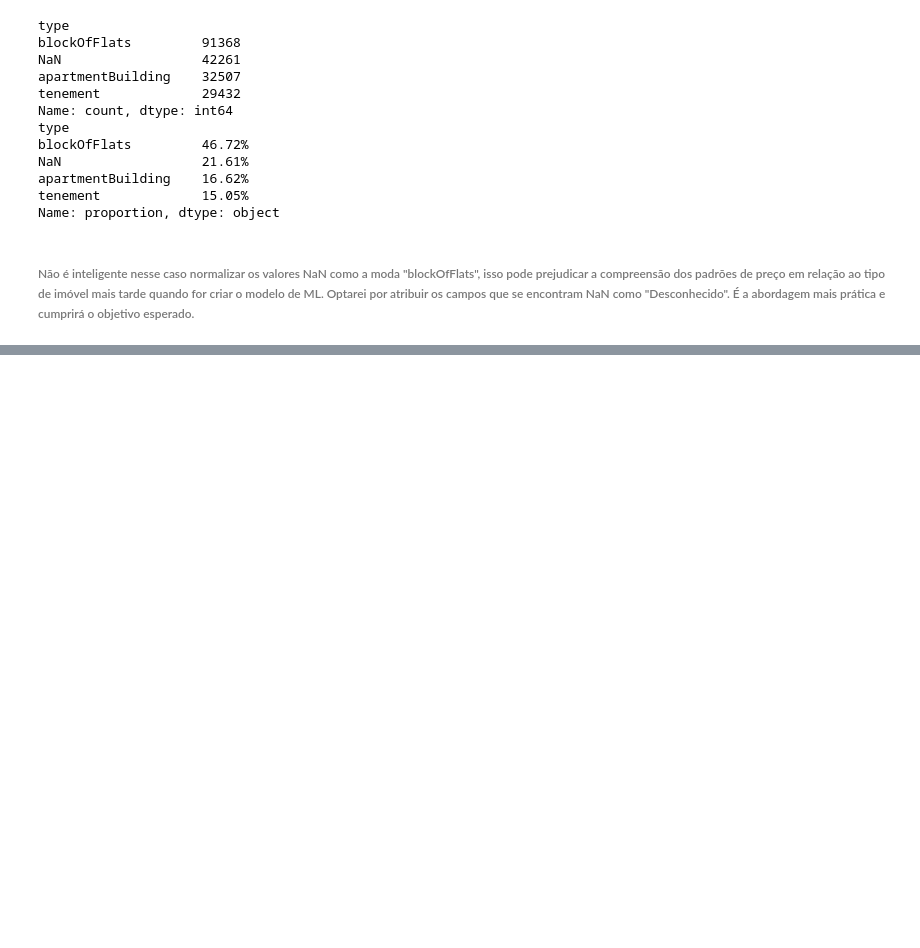
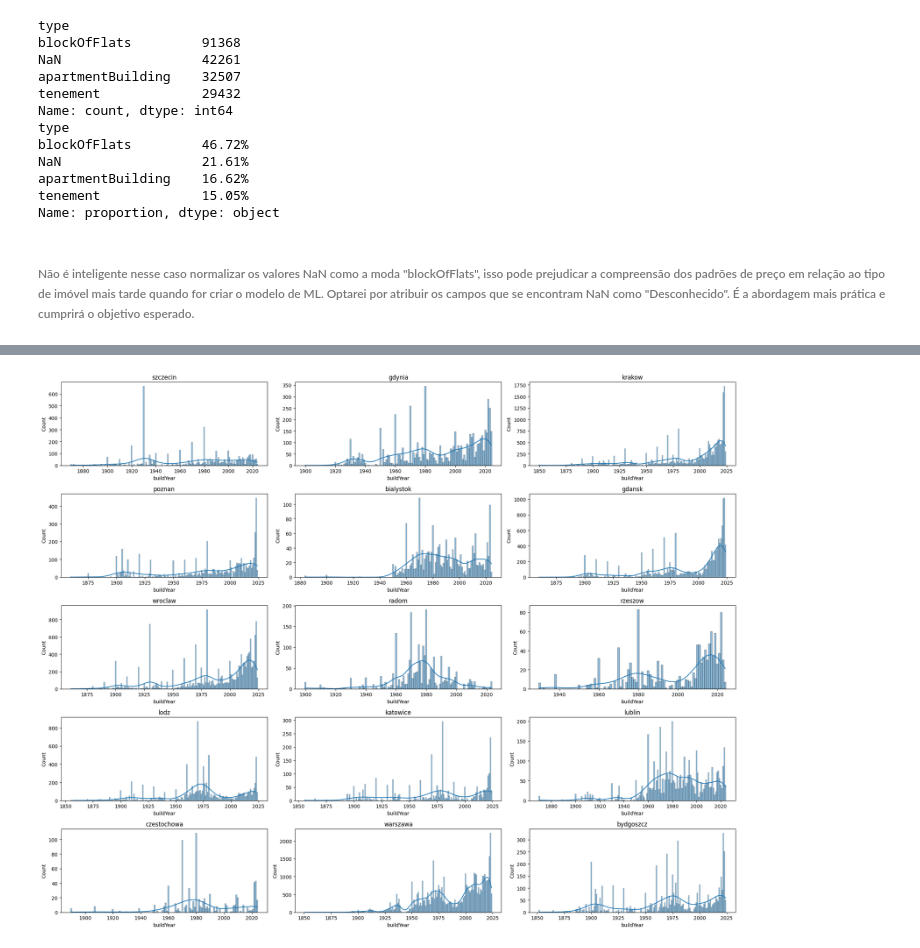
Before and after one commit to HeuerBcH/personal-project, a Jupyter notebook: dados_pipeline/data_cleaning.ipynb, the cells around one changed output, grey strips where cells are left out. Cells and saved outputs as stored; diff of their text form; code cells hidden in the pictures; blank space fills up the shorter version.

```diff
--- a/dados_pipeline/data_cleaning.ipynb
+++ b/dados_pipeline/data_cleaning.ipynb
@@ -151,0 +289,15 @@ Name: proportion, dtype: float64
+# %%
+# Observando distribuição do buildYear para cada cidade
+
+cidades = df["city"].unique()
+fig, axes = plt.subplots(5, 3, figsize=(20, 16))
+axes = axes.flatten()
+
+for i, city in enumerate(cidades[:15]):
+    sns.histplot(df[df["city"] == city]["buildYear"], bins='auto', discrete=True, kde=True, ax=axes[i])
+    axes[i].set_title(city)
+
+plt.tight_layout()
+plt.show()
+# %% [output]
+[figure, added]
```
Also changed, not shown: parts of 32 cells of this notebook.
